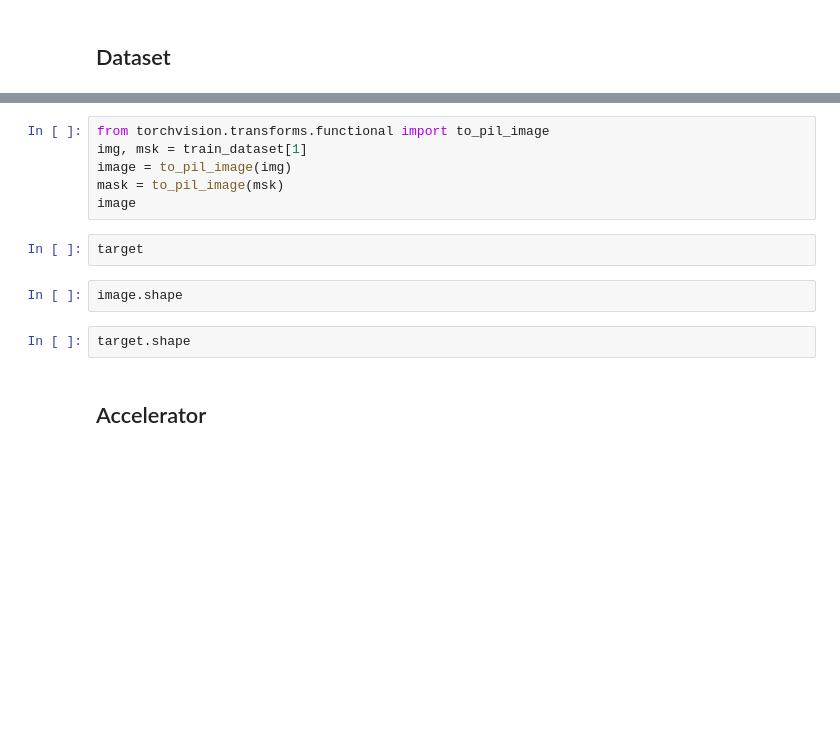
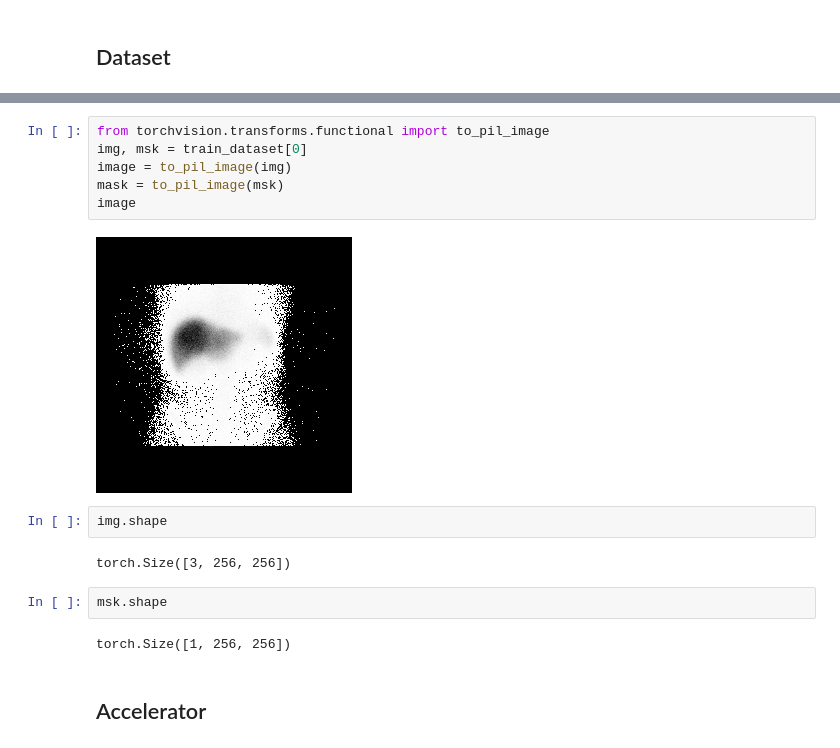
Before and after one commit to dev1cezzzzz/segmentation, a Jupyter notebook: segmentation/pytorch_practice.ipynb, the cells around one changed output, grey strips where cells are left out. Saved outputs shown, nothing was run; the diff lists cells and outputs as text; blank space fills up the shorter version.

```diff
--- a/segmentation/pytorch_practice.ipynb
+++ b/segmentation/pytorch_practice.ipynb
@@ -58,15 +60,19 @@ len(train_dataset)
 # %%
 from torchvision.transforms.functional import to_pil_image
-img, msk = train_dataset[1]
+img, msk = train_dataset[0]
 image = to_pil_image(img)
 mask = to_pil_image(msk)
 image
+# %% [output]
+[figure, added]
-# %%
-target
 # %%
-image.shape
+img.shape
+# %% [output]
+torch.Size([3, 256, 256])
 # %%
-target.shape
+msk.shape
+# %% [output]
+torch.Size([1, 256, 256])
 # %% [markdown]
 ## Accelerator
 # %%
```
Also changed, not shown: parts of 2 cells of this notebook, 7 other files.
